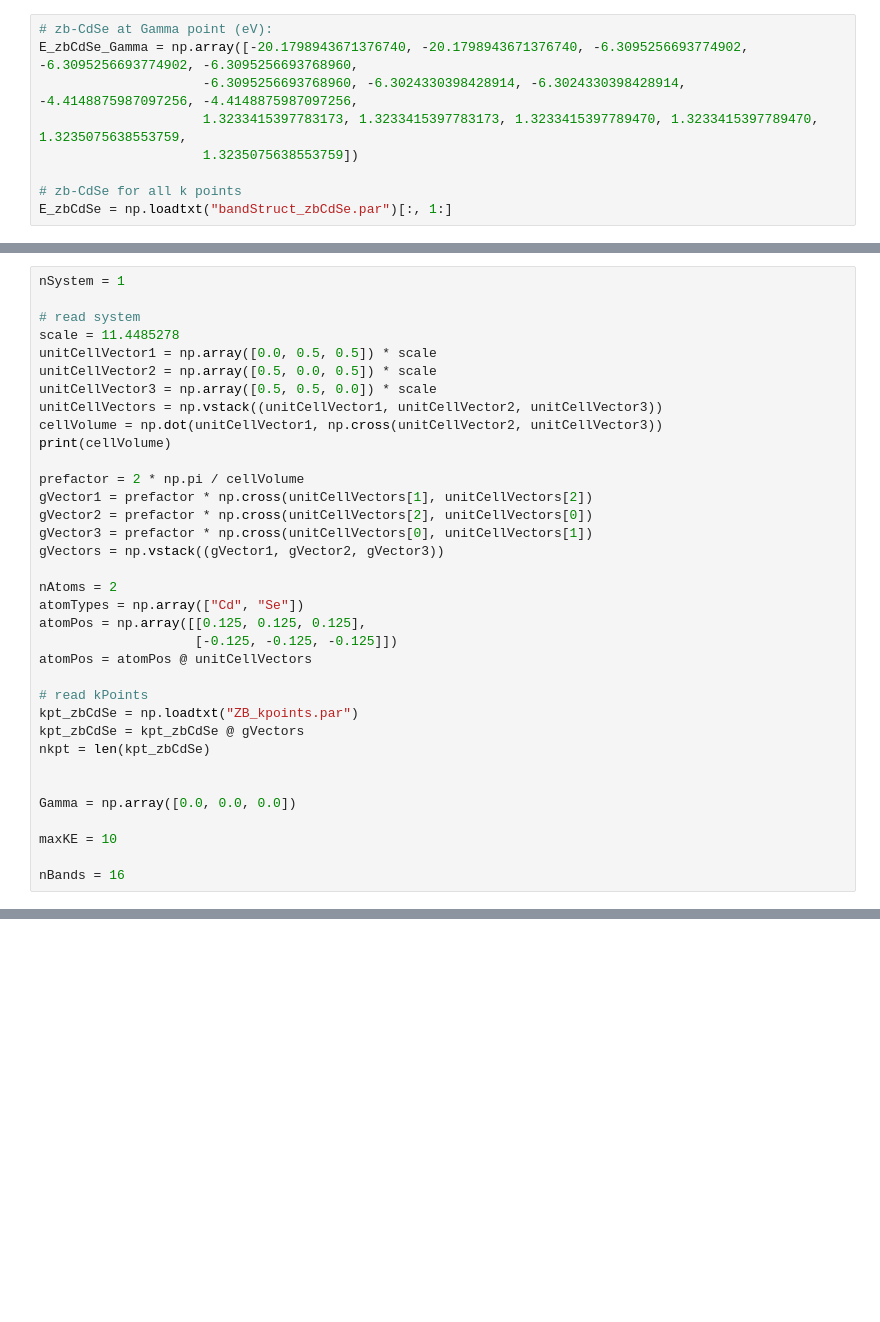
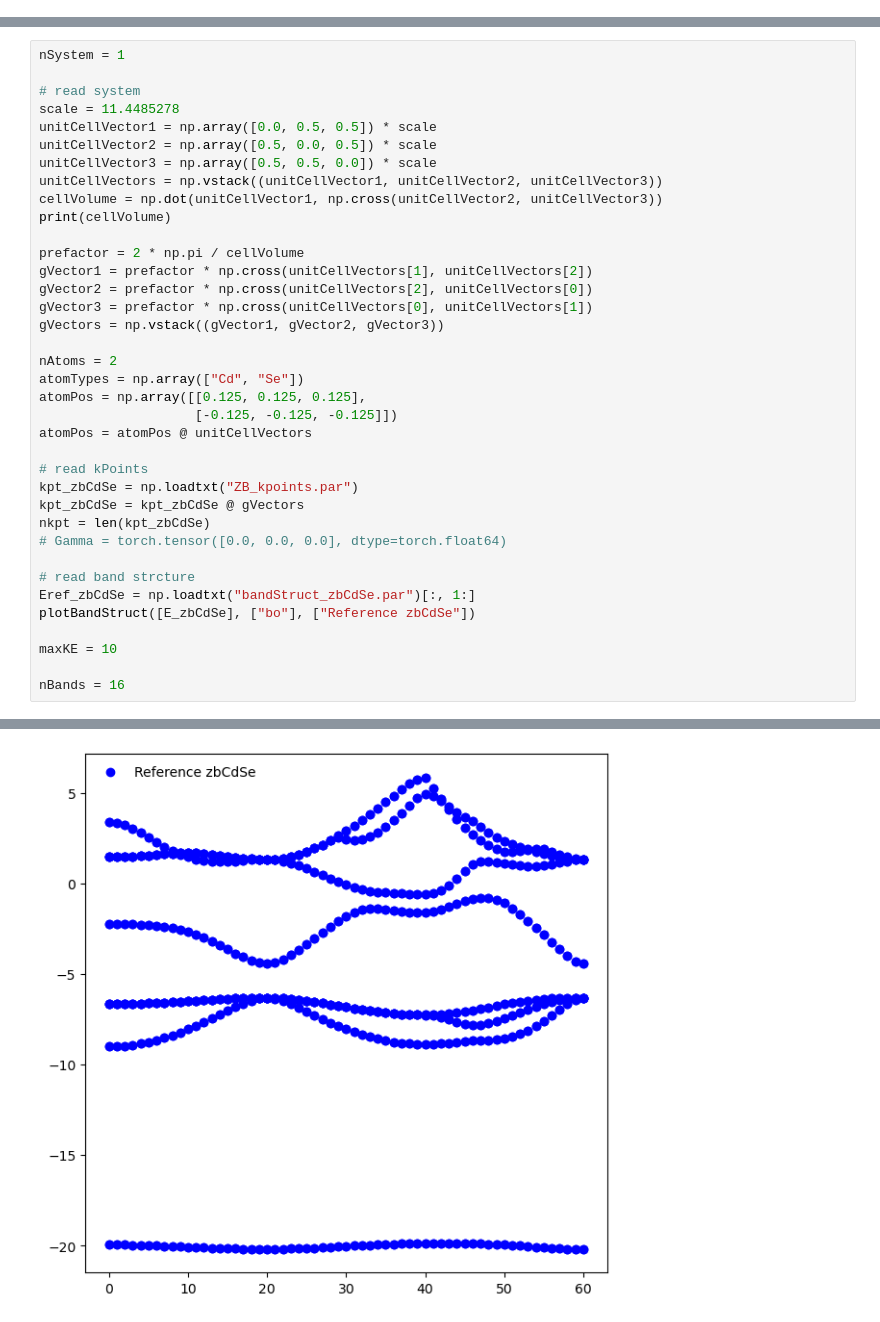
Before and after one commit to TommyLinkl/DeePseudopot, a Jupyter notebook: zbCdSe_fitting_numpy.ipynb, the cells around one changed output, grey strips where cells are left out. Drawn from its saved outputs; the diff is of its cells as text; blank space fills up the shorter version.

```diff
--- a/zbCdSe_fitting_numpy.ipynb
+++ b/zbCdSe_fitting_numpy.ipynb
@@ -45,9 +56,0 @@ totalPP = np.concatenate((CdPP, SePP))
-# %%
-# zb-CdSe at Gamma point (eV):
-E_zbCdSe_Gamma = np.array([-20.1798943671376740, -20.1798943671376740, -6.3095256693774902, -6.3095256693774902, -6.3095256693768960,
-                     -6.3095256693768960, -6.3024330398428914, -6.3024330398428914, -4.4148875987097256, -4.4148875987097256,
-                     1.3233415397783173, 1.3233415397783173, 1.3233415397789470, 1.3233415397789470, 1.3235075638553759,
-                     1.3235075638553759])
-
-# zb-CdSe for all k points
-E_zbCdSe = np.loadtxt("bandStruct_zbCdSe.par")[:, 1:]
@@ -95,10 +82,13 @@ atomPos = atomPos @ unitCellVectors
 kpt_zbCdSe = np.loadtxt("ZB_kpoints.par")
 kpt_zbCdSe = kpt_zbCdSe @ gVectors
 nkpt = len(kpt_zbCdSe)
+# Gamma = torch.tensor([0.0, 0.0, 0.0], dtype=torch.float64)
 
-
-Gamma = np.array([0.0, 0.0, 0.0])
+# read band strcture
+Eref_zbCdSe = np.loadtxt("bandStruct_zbCdSe.par")[:, 1:]
+plotBandStruct([E_zbCdSe], ["bo"], ["Reference zbCdSe"])
 
 maxKE = 10
 
 nBands = 16
+# %% [output]
@@ -105 +96,2 @@ nBands = 16
+[figure, added]
 # %%
```
Also changed, not shown: parts of 7 cells of this notebook, 2 other files.
